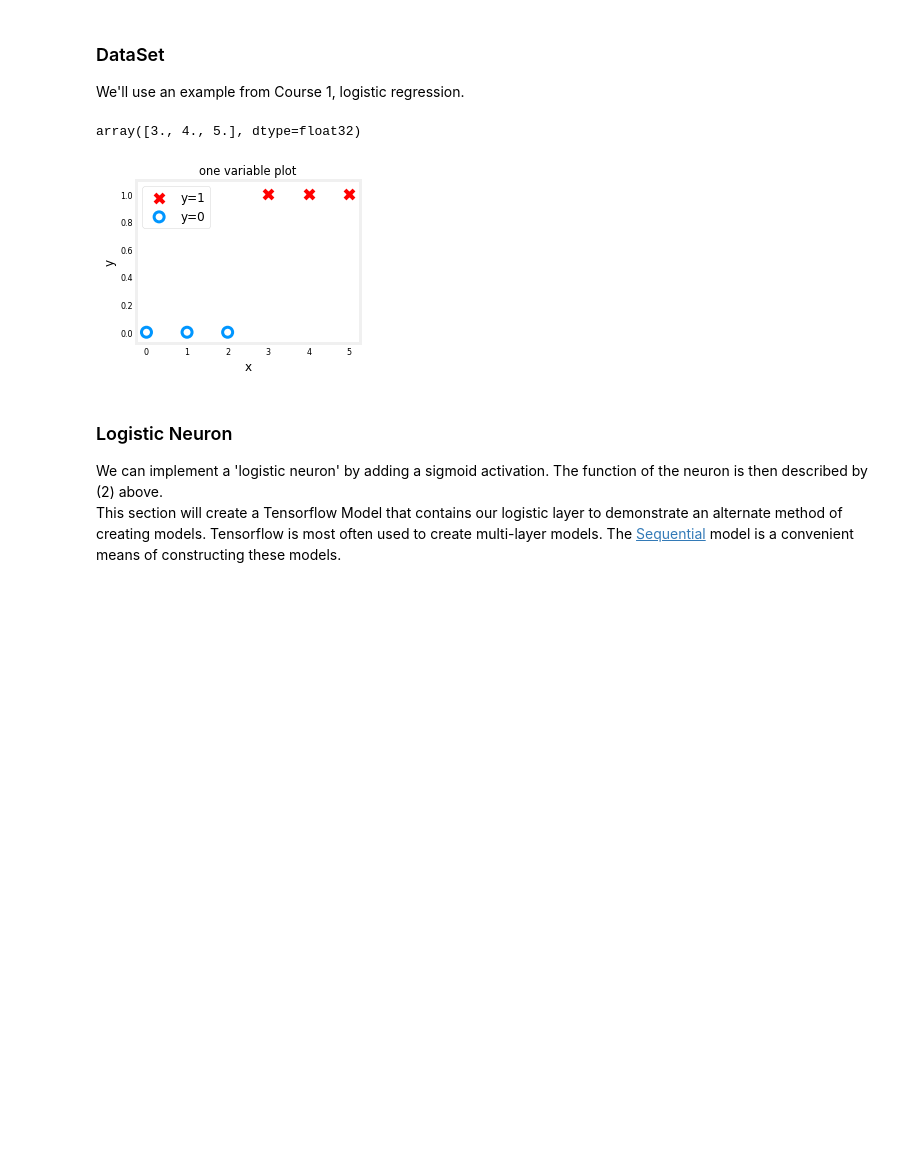
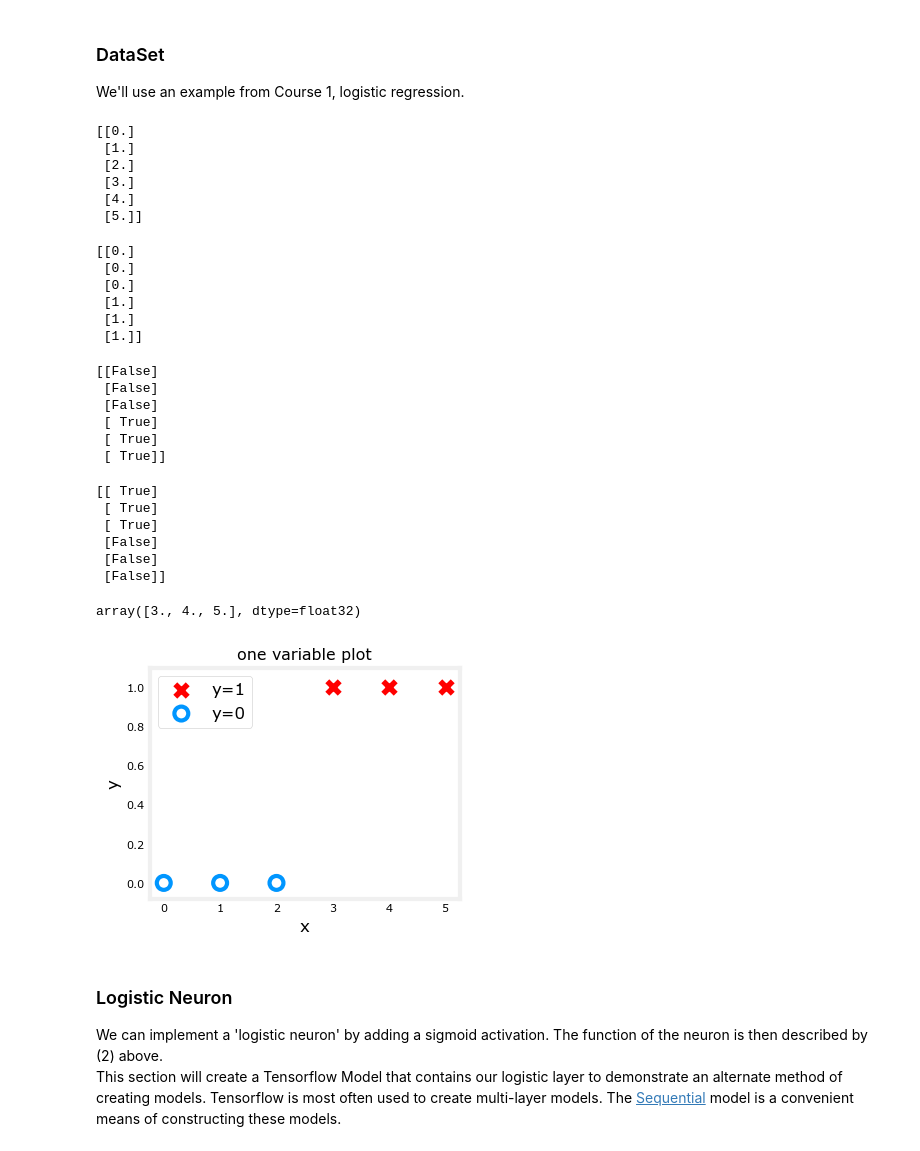
Before and after one commit to PrashanthSingaravelan/Machine-Learning-Andrew-Ng, a Jupyter notebook: Course-2 Advanced Learning Algorithms/1_Neural Networks/programming resources/1_Neurons_and_Layers.ipynb, the cells around one changed output. Saved outputs shown, nothing was run; the diff lists cells and outputs as text; code cells hidden in the pictures; blank space fills up the shorter version.

```diff
--- a/Course-2 Advanced Learning Algorithms/1_Neural Networks/programming resources/1_Neurons_and_Layers.ipynb
+++ b/Course-2 Advanced Learning Algorithms/1_Neural Networks/programming resources/1_Neurons_and_Layers.ipynb
@@ -117,30 +140,65 @@ Let's set $w$ and $b$ to some known values and check the model.
 We'll use an example from Course 1, logistic regression.
 # %%
 X_train = np.array([0., 1, 2, 3, 4, 5], dtype=np.float32).reshape(-1,1)  # 2-D Matrix
-Y_train = np.array([0,  0, 0, 1, 1, 1], dtype=np.float32).reshape(-1,1)  # 2-D Matrix
+print(X_train)
+# %% [output]
+[[0.]
+ [1.]
+ [2.]
+ [3.]
+ [4.]
+ [5.]]
+# %%
+Y_train = np.array([0,  0, 0, 1, 1, 1], dtype=np.float32).reshape(-1,1)  # 2-D Matrix
+print(Y_train)
+# %% [output]
+[[0.]
+ [0.]
+ [0.]
+ [1.]
+ [1.]
+ [1.]]
 # %%
 pos = Y_train == 1
-neg = Y_train == 0
-X_train[pos]
+print(pos)
 # %% [output]
-array([3., 4., 5.], dtype=float32)
+[[False]
+ [False]
+ [False]
+ [ True]
+ [ True]
+ [ True]]
+# %%
+neg = Y_train == 0
+print(neg)
+# %% [output]
+[[ True]
+ [ True]
+ [ True]
+ [False]
+ [False]
+ [False]]
+# %%
+X_train[pos]
+# %% [output]
+array([3., 4., 5.], dtype=float32)
 # %%
 pos = Y_train == 1
 neg = Y_train == 0
 
 fig,ax = plt.subplots(1,1,figsize=(4,3))
 ax.scatter(X_train[pos], Y_train[pos], marker='x', s=80, c = 'red', label="y=1")
-ax.scatter(X_train[neg], Y_train[neg], marker='o', s=100, label="y=0", facecolors='none',
-              edgecolors=dlc["dlblue"],lw=3)
+ax.scatter(X_train[neg], Y_train[neg], marker='o', s=100, label="y=0",
+           facecolors='none', edgecolors=dlc["dlblue"],lw=3)
 
 ax.set_ylim(-0.08,1.1)
 ax.set_ylabel('y', fontsize=12)
 ax.set_xlabel('x', fontsize=12)
 ax.set_title('one variable plot')
 ax.legend(fontsize=12)
 plt.show()
 # %% [output]
-[figure, old version]
+[figure, new version]
 # %% [markdown]
 ### Logistic Neuron
 We can implement a 'logistic neuron' by adding a sigmoid activation. The function of the neuron is then described by (2) above.
```
Also changed, not shown: parts of 20 cells of this notebook, 13 other files.
